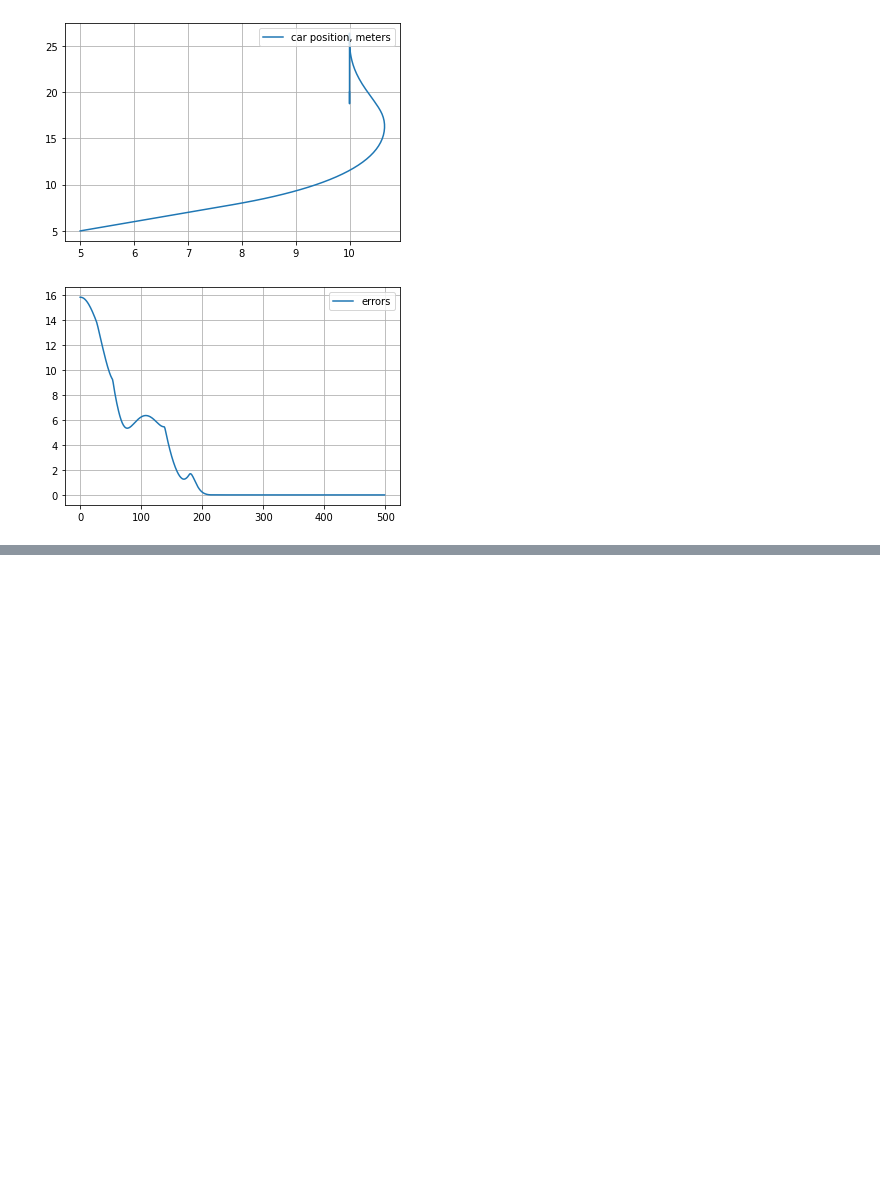
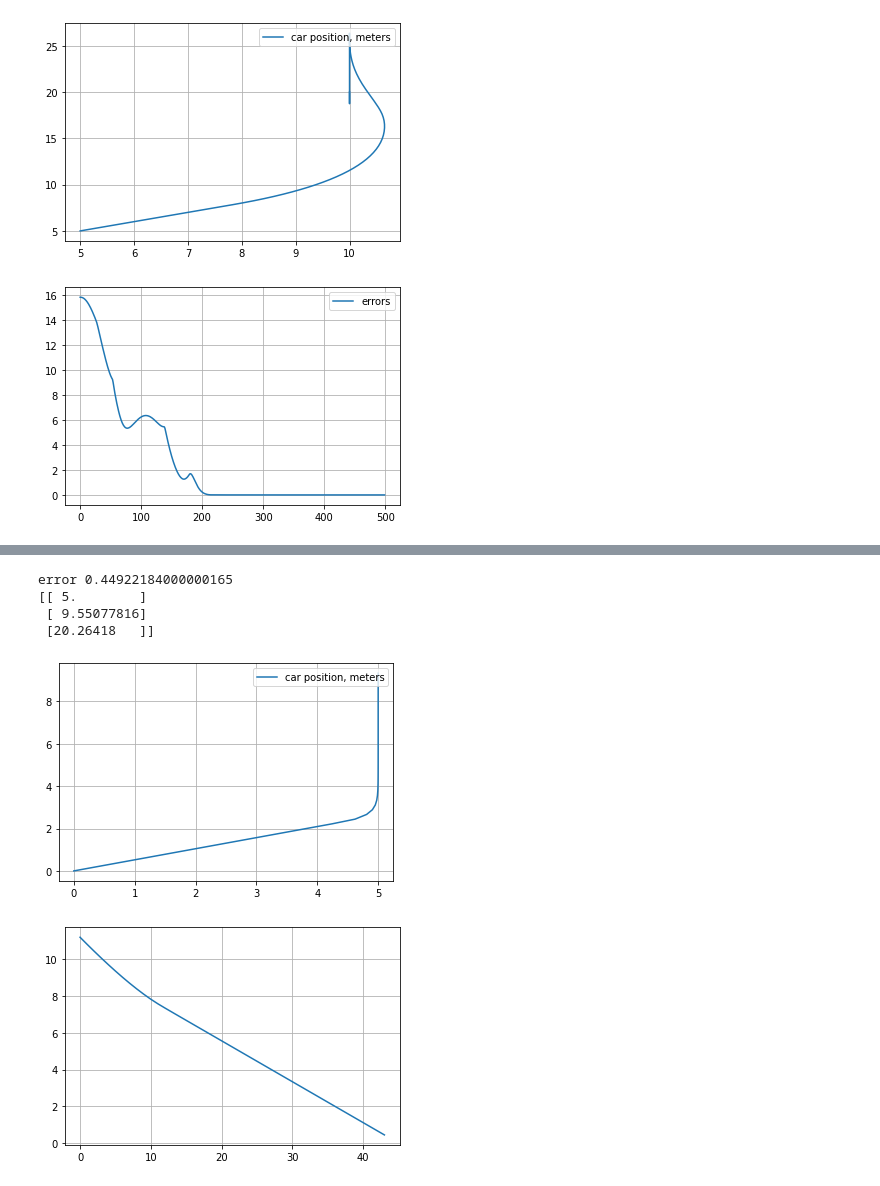
Before and after one commit to mingyucai/LQR_CBF_rrtStar, a Jupyter notebook: LQR_car_model.ipynb, the cells around one changed output, grey strips where cells are left out. Drawn from its saved outputs; the diff is of its cells as text; code cells hidden in the pictures; blank space fills up the shorter version.

Commit message:
linearize around goal and calculate LQR K once

```diff
--- a/LQR_car_model.ipynb
+++ b/LQR_car_model.ipynb
@@ -355,0 +412,16 @@ error 9.772254496625198e-15
+# %%
+xd = np.matrix([[5], [10], [np.pi/4]])
+ud = np.matrix([[0], [0]])
+print(xd.shape, ud.shape)
+
+A, B, C = get_linear_model(xd, ud)
+print(A)
+print(B)
+print(C)
+
+Q = np.matrix("0.5 0 0; 0 1 0; 0 0 0.01")
+R = np.matrix("0.01 0; 0 0.01")
+K = dLQR(A,B,Q,R)
+
+print(K)
+print(np.pi/4)
@@ -355,0 +442,51 @@ error 9.772254496625198e-15
+# %%
+nsteps = 500
+time = np.linspace(0, 2, nsteps, endpoint=True)
+# xd = np.matrix([[10], [20], [np.pi/2]])
+xk = np.matrix([[0], [0], [0]])
+dt = 0.5
+
+max_linear_velocity = 3.0 # meters per second
+max_angular_velocity = 1.5708 # radians per second
+
+X = []
+Y = []
+T = []
+U = []
+errors = []
+for t in time:
+    xe = xk - xd
+    errors.append( np.linalg.norm(xe[0:2]))
+
+    uk = K*xe
+    uk[0] = np.clip(uk[0], -max_linear_velocity, max_linear_velocity)
+    uk[1] = np.clip(uk[1], -max_angular_velocity, max_angular_velocity)
+    if np.linalg.norm(xe[0:2]) < 0.5:
+      break
+
+    X.append(xk[0, 0])
+    Y.append(xk[1, 0])
+
+    xk = A*xk + B*uk + C
+
+print('error', np.linalg.norm(xe[0:2]))
+
+print(xk)
+plt.plot(X, Y, label="car position, meters")
+# plt.plot(time, T, label='pendulum angle, radians')
+# plt.plot(time, U, label='control voltage, decavolts')
+
+plt.legend(loc='upper right')
+plt.grid()
+plt.show()
+
+plt.plot(errors, label="error")
+plt.grid()
+plt.show()
+# %% [output]
+error 0.44922184000000165
+[[ 5.        ]
+ [ 9.55077816]
+ [20.26418   ]]
+[figure, added]
+[figure, added]
```
Also changed, not shown: parts of 2 cells of this notebook.
